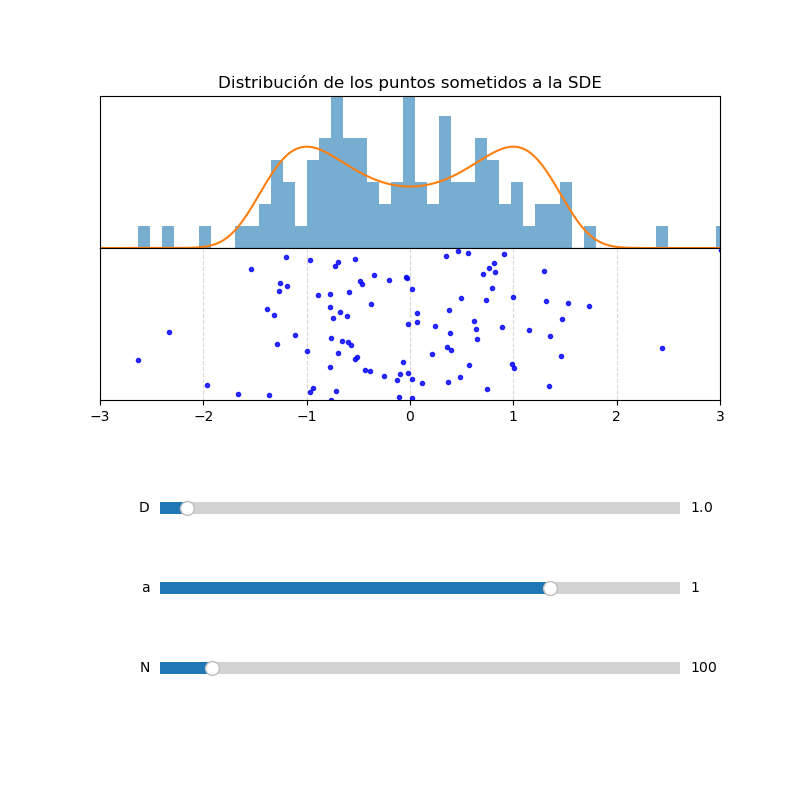
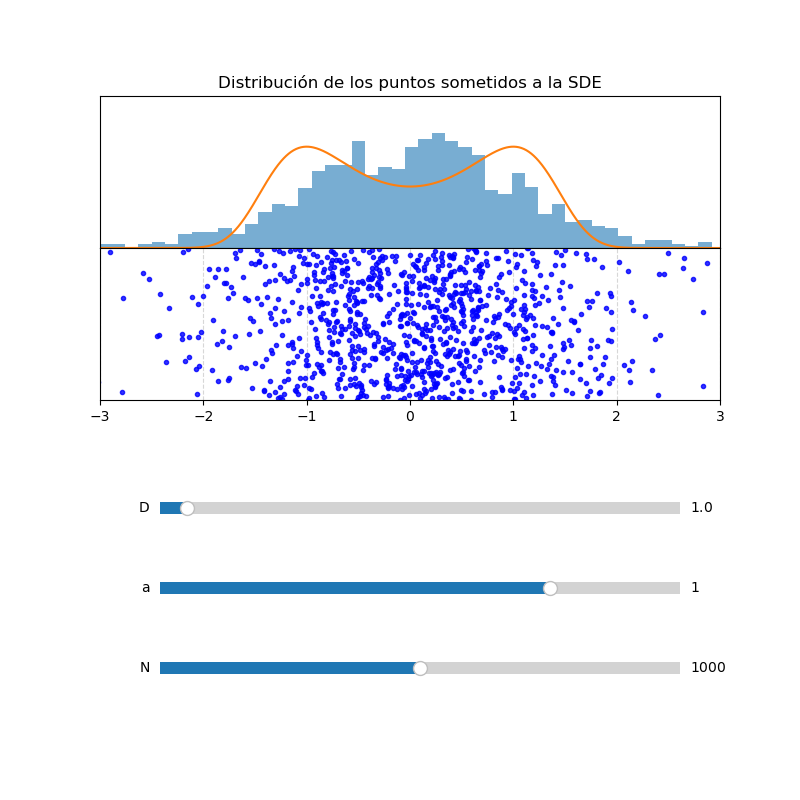
The notebook cell's code change between the first figure and the second:
--- before
+++ after
@@ -16,5 +16,5 @@
 
 # Configuración inicial de la simulación
-N_init = 100
+N_init = 1000
 a_init = 1
 D_init = 1
@@ -30,4 +30,5 @@
 
 # Configuración de la ventana gráfica
+plt.close()
 fig, [ax_hist, ax_dots] = plt.subplots(nrows=2, figsize=(8, 8))
 plt.subplots_adjust(bottom=0.5, hspace=0)
@@ -49,5 +50,5 @@
 ax_hist.set_xticks([])
 ax_hist.set_yticks([])
-ax_hist.set_title("Distribución de los puntos sometidos a la SDE")
+ax_hist.set_title("Simulación interactiva del sistema")
 
 # Creación de los sliders
@@ -59,5 +60,5 @@
 slider_a = Slider(ax=ax_a, label="a", valmin=-2, valmax=2, valinit=a_init)
 slider_D = Slider(ax=ax_D, label="D", valmin=0.5, valmax=10, valinit=D_init)
-slider_N = Slider(ax=ax_N, label="N", valmin=0, valmax=1000, valinit=N_init, valstep=10)
+slider_N = Slider(ax=ax_N, label="N", valmin=0, valmax=2000, valinit=N_init, valstep=10)
 
 # Creación de la animación

Commit: Creado jupyter del entregable